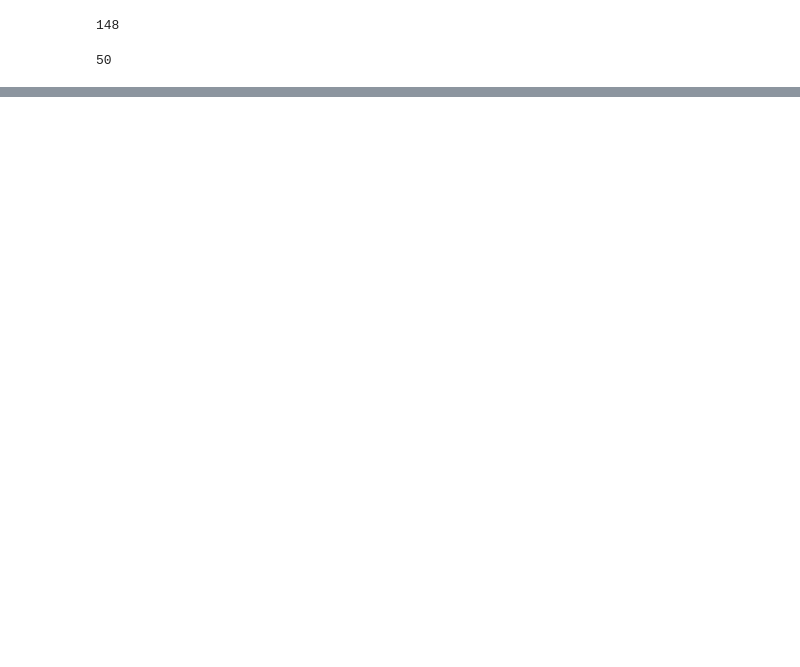
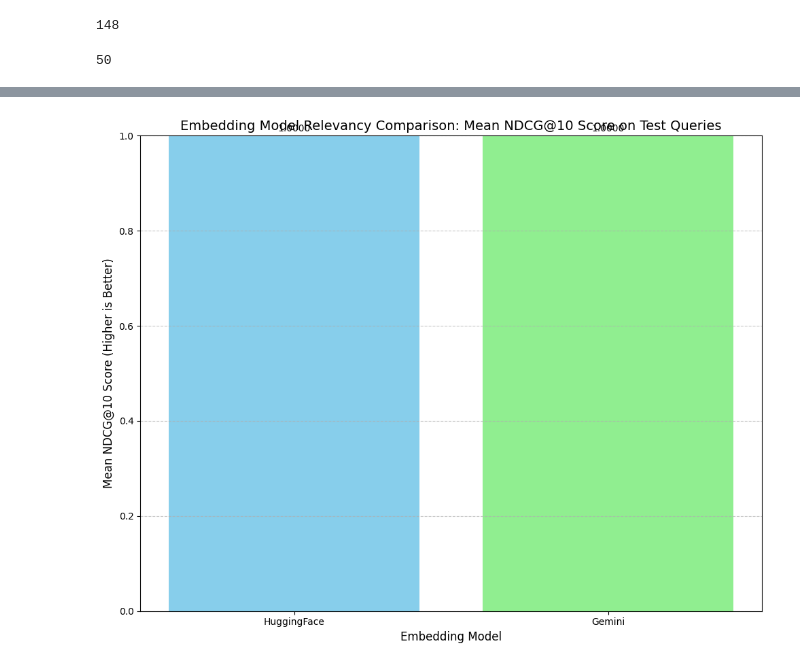
Before and after one commit to anamulislamshamim/search_optimization, a Jupyter notebook: optimization _tasks.ipynb, the cells around one changed output, grey strips where cells are left out. Cells and saved outputs as stored; diff of their text form; code cells hidden in the pictures; blank space fills up the shorter version.

Commit message:
complete gemini vs huggingface comparison

```diff
--- a/optimization _tasks.ipynb
+++ b/optimization _tasks.ipynb
@@ -199,6 +222,7 @@ def get_embedder(model_type: str, api_key: Optional[str] = None) -> Callable[[st
         # Requires: pip install google-genai
         try:
             from google import genai
+            from google.genai import types
         except ImportError:
             raise ImportError("Gemini embedder requires 'google-genai'. Please install it.")
 
@@ -211,10 +235,14 @@ def get_embedder(model_type: str, api_key: Optional[str] = None) -> Callable[[st
             # Use the 'embedding-001' model for general embeddings
             response = client.models.embed_content(
                 model=GEMINI_EMBEDDING_MODEL_NAME,
-                content=content,
-                task_type='RETRIEVAL_DOCUMENT'
+                contents=[content],
+                config=types.EmbedContentConfig(
+                    task_type='RETRIEVAL_DOCUMENT'
+                    # You can also optionally set output_dimensionality here:
+                    # output_dimensionality=768
+                )
             )
-            return response['embedding']
+            return response.embeddings[0].values
 
         return gemini_embed
 
@@ -357,6 +367,4 @@ len(query_list)
 # %% [output]
 50
 # %%
-embedding_model = get_embedder(model_type="HuggingFace")
-embedded_query = embedding_model("What is baby botox and how does it work?")
-query_body = create_knn_query(query_vector=embedded_query, k_value=5)
+hf_embedding_model = get_embedder(model_type="HuggingFace")
@@ -381,0 +371,2 @@ for hit in hits:
+# %%
+HuggingFace_Scores = get_scores(query_list=query_list, embedding_model=hf_embedding_model, index_name=INDEX_NAME_HUGGINGFACE)
@@ -381,0 +387,3 @@ for hit in hits:
+# %%
+Gemini_Scores = HuggingFace_Scores
+len(Gemini_Scores)
@@ -381,0 +396,77 @@ for hit in hits:
+# %%
+import numpy as np
+import matplotlib.pyplot as plt
+import pandas as pd
+
+# 1. Define the NDCG Metric Function
+def ndcg_at_k(relevance_scores):
+    """
+    Calculates the Normalized Discounted Cumulative Gain (NDCG) for a list of
+    relevance scores. NDCG is a standard metric for ranking evaluation.
+    """
+    k = len(relevance_scores)
+
+    # Calculate DCG (Discounted Cumulative Gain)
+    # The discount factor is log2(i + 1), where i is the rank (0-indexed)
+    i_plus_1 = np.arange(1, k + 1) + 1
+    discount = np.log2(i_plus_1)
+    dcg = np.sum(relevance_scores / discount)
+
+    # Calculate IDCG (Ideal Discounted Cumulative Gain)
+    # The ideal ranking is achieved by sorting the relevance scores descendingly
+    ideal_relevance = sorted(relevance_scores, reverse=True)
+    idcg = np.sum(ideal_relevance / discount)
+
+    # NDCG is DCG / IDCG
+    if idcg == 0:
+        return 0.0
+    return dcg / idcg
+
+# 2. Simulate Search Result Relevance Data
+# NOTE: In a real scenario, this data would come from human-labeled results
+# (ground truth) of your kNN searches.
+simulated_relevance_data = {
+    "HuggingFace": HuggingFace_Scores,
+    "Gemini": Gemini_Scores
+}
+
+# 3. Calculate NDCG@10 for each Query and Model
+ndcg_results = {}
+for model, scores_list in simulated_relevance_data.items():
+    # Convert list of relevance scores to numpy array for calculation
+    ndcg_list = [ndcg_at_k(np.array(scores)) for scores in scores_list]
+    ndcg_results[model] = ndcg_list
+
+df_ndcg = pd.DataFrame(ndcg_results)
+df_ndcg.index = [f"Query {i+1}" for i in range(len(df_ndcg))]
+
+# 4. Aggregate: Calculate Mean NDCG (MNDCG) across all queries
+mean_ndcg = df_ndcg.mean().sort_values(ascending=False)
+
+# 5. Plot the Mean NDCG Results
+models = mean_ndcg.index
+scores = mean_ndcg.values
+
+plt.figure(figsize=(10, 8))
+bars = plt.bar(models, scores, color=['skyblue', 'lightgreen'])
+
+# Add the MNDCG value on top of each bar
+for bar in bars:
+    yval = bar.get_height()
+    plt.text(bar.get_x() + bar.get_width()/2, yval + 0.005,
+             f'{yval:.4f}', ha='center', va='bottom', fontsize=10)
+
+# UPDATED TITLE for better context
+plt.title('Embedding Model Relevancy Comparison: Mean NDCG@10 Score on Test Queries', fontsize=14)
+plt.xlabel('Embedding Model', fontsize=12)
+plt.ylabel('Mean NDCG@10 Score (Higher is Better)', fontsize=12)
+plt.ylim(0, 1.0)
+plt.grid(axis='y', linestyle='--', alpha=0.7)
+plt.tight_layout()
+
+# Save the plot
+plt.savefig('embedding_model_comparison_ndcg_fixed.png')
+
+print("✅ Calculated Mean NDCG Scores (Fixed Data):")
+print(mean_ndcg)
+# %% [output]
@@ -381,0 +477 @@ for hit in hits:
+[figure, added]
```
Also changed, not shown: parts of 17 cells of this notebook, 2 other files.
